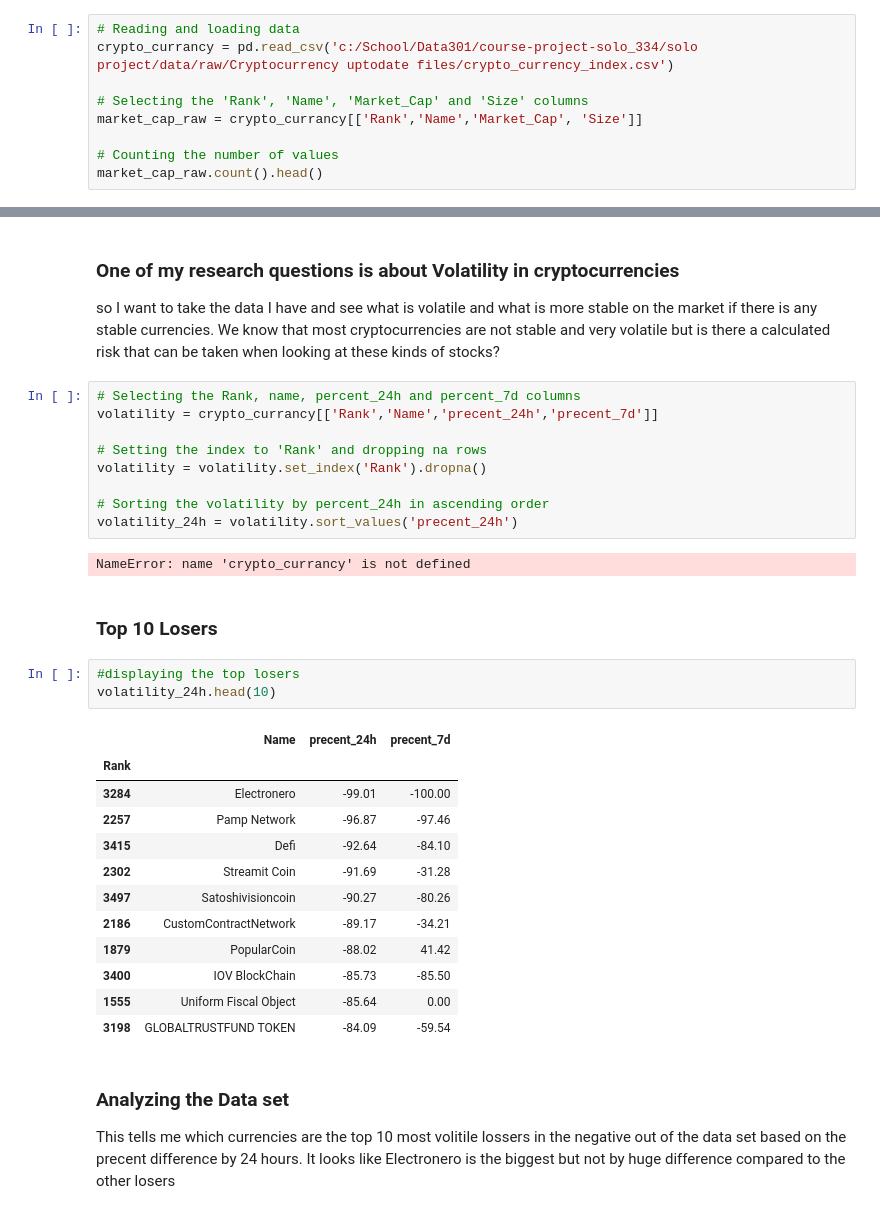
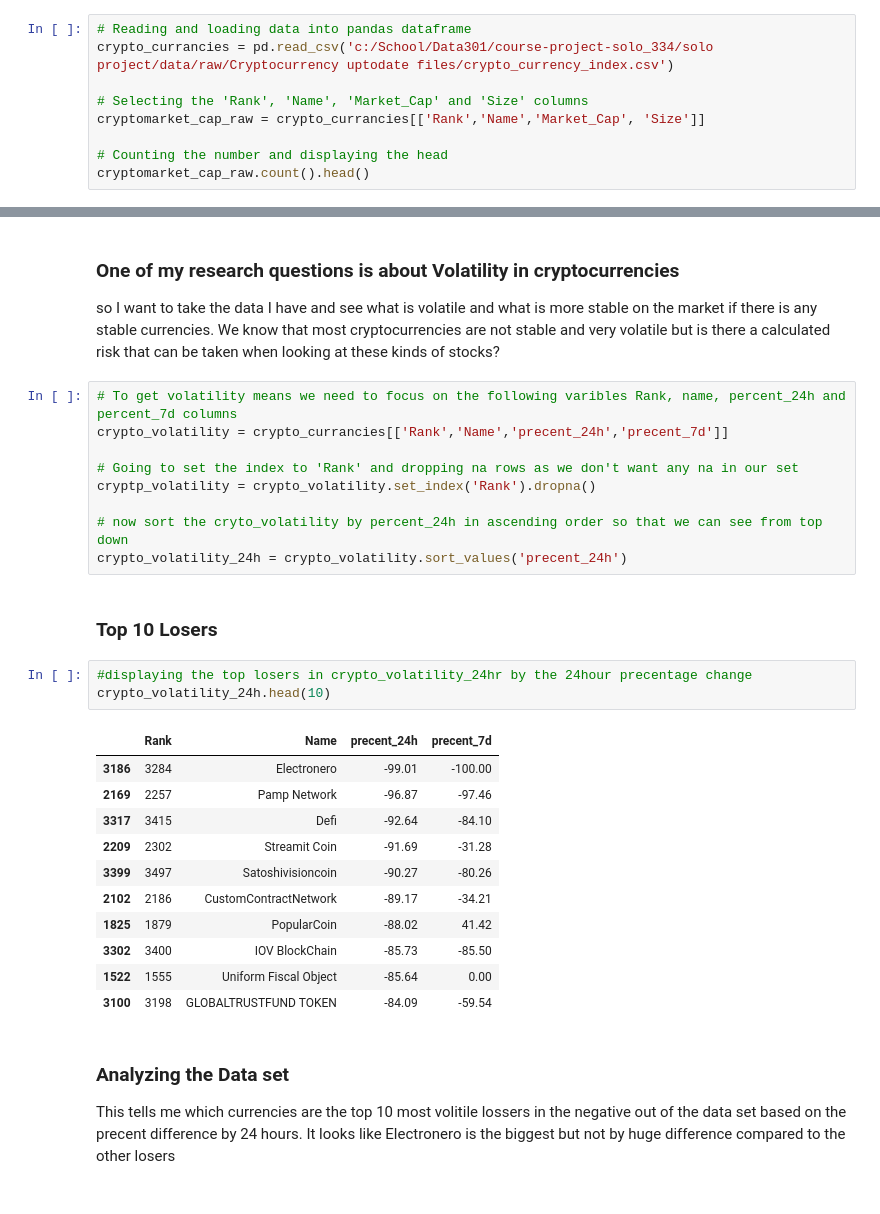
Before and after one commit to data301-2020-winter1/course-project-solo_334, a Jupyter notebook: solo project/Milestone 3/Exploring_Cryptocurrencies2.ipynb, the cells around one changed output, grey strips where cells are left out. Cells and saved outputs as stored; diff of their text form.

```diff
--- a/solo project/Milestone 3/Exploring_Cryptocurrencies2.ipynb
+++ b/solo project/Milestone 3/Exploring_Cryptocurrencies2.ipynb
@@ -43,14 +43,14 @@ I am now going to try and find the volatility of cryptocurrencies in general to
 # %% [markdown]
 <p> I am going to read in the data and select rank and market cap columns to find how many lines there are in the dataset</p>
 # %%
-# Reading and loading data
-crypto_currancy = pd.read_csv('c:/School/Data301/course-project-solo_334/solo project/data/raw/Cryptocurrency uptodate files/crypto_currency_index.csv')
+# Reading and loading data into pandas dataframe
+crypto_currancies = pd.read_csv('c:/School/Data301/course-project-solo_334/solo project/data/raw/Cryptocurrency uptodate files/crypto_currency_index.csv')
 
 # Selecting the 'Rank', 'Name', 'Market_Cap' and 'Size' columns
-market_cap_raw = crypto_currancy[['Rank','Name','Market_Cap', 'Size']]
+cryptomarket_cap_raw = crypto_currancies[['Rank','Name','Market_Cap', 'Size']]
 
-# Counting the number of values
-market_cap_raw.count().head()
+# Counting the number and displaying the head
+cryptomarket_cap_raw.count().head()
 # %% [output]
 Rank          3685
 Name          3685
@@ -152,34 +154,31 @@ Text(0, 0.5, 'USD $')
 ### One of my research questions is about Volatility in cryptocurrencies
 <p> so I want to take the data I have and see what is volatile and what is more stable on the market if there is any stable currencies. We know that most cryptocurrencies are not stable and very volatile but is there a calculated risk that can be taken when looking at these kinds of stocks?</P>
 # %%
-# Selecting the Rank, name, percent_24h and percent_7d columns
-volatility = crypto_currancy[['Rank','Name','precent_24h','precent_7d']]
+# To get volatility means we need to focus on the following varibles Rank, name, percent_24h and percent_7d columns
+crypto_volatility = crypto_currancies[['Rank','Name','precent_24h','precent_7d']]
 
-# Setting the index to 'Rank' and dropping na rows
-volatility = volatility.set_index('Rank').dropna()
+# Going to set the index to 'Rank' and dropping na rows as we don't want any na in our set
+cryptp_volatility = crypto_volatility.set_index('Rank').dropna()
 
-# Sorting the volatility by percent_24h in ascending order
-volatility_24h = volatility.sort_values('precent_24h')
+# now sort the cryto_volatility by percent_24h in ascending order so that we can see from top down
+crypto_volatility_24h = crypto_volatility.sort_values('precent_24h')
-# %% [output]
-NameError: name 'crypto_currancy' is not defined
 # %% [markdown]
 ### Top 10 Losers
 # %%
-#displaying the top losers
-volatility_24h.head(10)
+#displaying the top losers in crypto_volatility_24hr by the 24hour precentage change
+crypto_volatility_24h.head(10)
 # %% [output]
-|  | Name | precent_24h | precent_7d |
-| Rank |  |  |  |
-| 3284 | Electronero | -99.01 | -100.00 |
-| 2257 | Pamp Network | -96.87 | -97.46 |
-| 3415 | Defi | -92.64 | -84.10 |
-| 2302 | Streamit Coin | -91.69 | -31.28 |
-| 3497 | Satoshivisioncoin | -90.27 | -80.26 |
-| 2186 | CustomContractNetwork | -89.17 | -34.21 |
-| 1879 | PopularCoin | -88.02 | 41.42 |
-| 3400 | IOV BlockChain | -85.73 | -85.50 |
-| 1555 | Uniform Fiscal Object | -85.64 | 0.00 |
-| 3198 | GLOBALTRUSTFUND TOKEN | -84.09 | -59.54 |
+|  | Rank | Name | precent_24h | precent_7d |
+| 3186 | 3284 | Electronero | -99.01 | -100.00 |
+| 2169 | 2257 | Pamp Network | -96.87 | -97.46 |
+| 3317 | 3415 | Defi | -92.64 | -84.10 |
+| 2209 | 2302 | Streamit Coin | -91.69 | -31.28 |
+| 3399 | 3497 | Satoshivisioncoin | -90.27 | -80.26 |
+| 2102 | 2186 | CustomContractNetwork | -89.17 | -34.21 |
+| 1825 | 1879 | PopularCoin | -88.02 | 41.42 |
+| 3302 | 3400 | IOV BlockChain | -85.73 | -85.50 |
+| 1522 | 1555 | Uniform Fiscal Object | -85.64 | 0.00 |
+| 3100 | 3198 | GLOBALTRUSTFUND TOKEN | -84.09 | -59.54 |
 # %% [markdown]
 ### Analyzing the Data set
 <p> This tells me which currencies are the top 10 most volitile lossers in the negative out of the data set based on the precent difference by 24 hours. It looks like Electronero is the biggest but not by huge difference compared to the other losers</p> </p>
```
Also changed, not shown: parts of 52 cells of this notebook, 1 other file.
